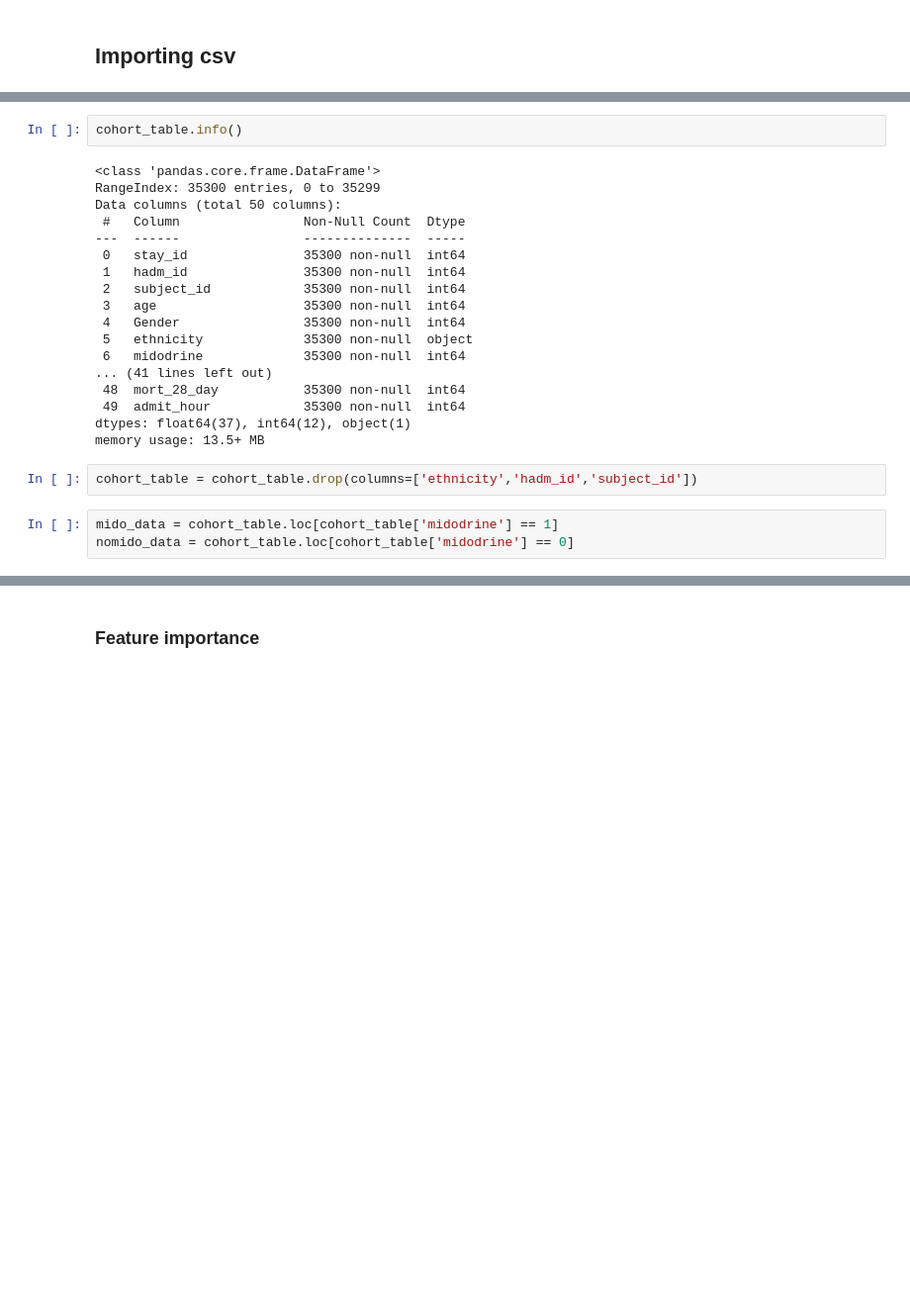
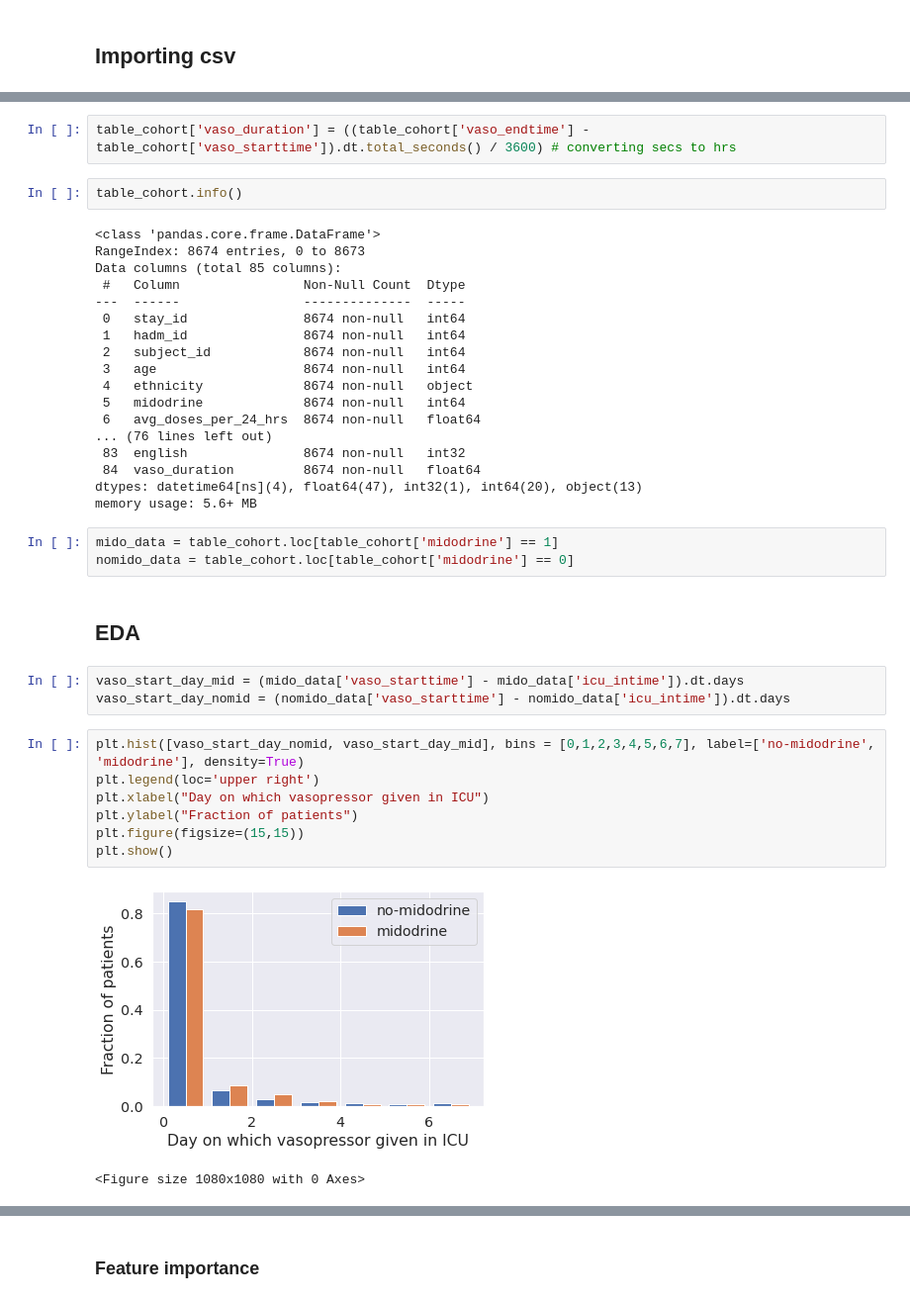
Before and after one commit to Jarvis-BITS/midodrine-mimic-iv, a Jupyter notebook: notebook/01a_feature_importance.ipynb, the cells around one changed output, grey strips where cells are left out. Shown at 99% size. Cells and saved outputs as stored; diff of their text form; blank space fills up the shorter version.

```diff
--- a/notebook/01a_feature_importance.ipynb
+++ b/notebook/01a_feature_importance.ipynb
@@ -86,25 +66,40 @@ cohort_table.describe()
+# %%
+table_cohort['vaso_duration'] = ((table_cohort['vaso_endtime'] - table_cohort['vaso_starttime']).dt.total_seconds() / 3600) # converting secs to hrs
 # %%
-cohort_table.info()
+table_cohort.info()
 # %% [output]
 <class 'pandas.core.frame.DataFrame'>
-RangeIndex: 35300 entries, 0 to 35299
-Data columns (total 50 columns):
+RangeIndex: 8674 entries, 0 to 8673
+Data columns (total 85 columns):
  #   Column                Non-Null Count  Dtype
 ---  ------                --------------  -----
- 0   stay_id               35300 non-null  int64
- 1   hadm_id               35300 non-null  int64
- 2   subject_id            35300 non-null  int64
- 3   age                   35300 non-null  int64
- 4   Gender                35300 non-null  int64
- 5   ethnicity             35300 non-null  object
- 6   midodrine             35300 non-null  int64
-... (41 lines left out)
- 48  mort_28_day           35300 non-null  int64
- 49  admit_hour            35300 non-null  int64
-dtypes: float64(37), int64(12), object(1)
-memory usage: 13.5+ MB
+ 0   stay_id               8674 non-null   int64
+ 1   hadm_id               8674 non-null   int64
+ 2   subject_id            8674 non-null   int64
+ 3   age                   8674 non-null   int64
+ 4   ethnicity             8674 non-null   object
+ 5   midodrine             8674 non-null   int64
+ 6   avg_doses_per_24_hrs  8674 non-null   float64
+... (76 lines left out)
+ 83  english               8674 non-null   int32
+ 84  vaso_duration         8674 non-null   float64
+dtypes: datetime64[ns](4), float64(47), int32(1), int64(20), object(13)
+memory usage: 5.6+ MB
-# %%
-cohort_table = cohort_table.drop(columns=['ethnicity','hadm_id','subject_id'])
 # %%
-mido_data = cohort_table.loc[cohort_table['midodrine'] == 1]
-nomido_data = cohort_table.loc[cohort_table['midodrine'] == 0]
+mido_data = table_cohort.loc[table_cohort['midodrine'] == 1]
+nomido_data = table_cohort.loc[table_cohort['midodrine'] == 0]
+# %% [markdown]
+## EDA
+# %%
+vaso_start_day_mid = (mido_data['vaso_starttime'] - mido_data['icu_intime']).dt.days
+vaso_start_day_nomid = (nomido_data['vaso_starttime'] - nomido_data['icu_intime']).dt.days
+# %%
+plt.hist([vaso_start_day_nomid, vaso_start_day_mid], bins = [0,1,2,3,4,5,6,7], label=['no-midodrine', 'midodrine'], density=True)
+plt.legend(loc='upper right')
+plt.xlabel("Day on which vasopressor given in ICU")
+plt.ylabel("Fraction of patients")
+plt.figure(figsize=(15,15))
+plt.show()
+# %% [output]
+[figure, added]
+<Figure size 1080x1080 with 0 Axes>
```
Also changed, not shown: parts of 14 cells of this notebook.
